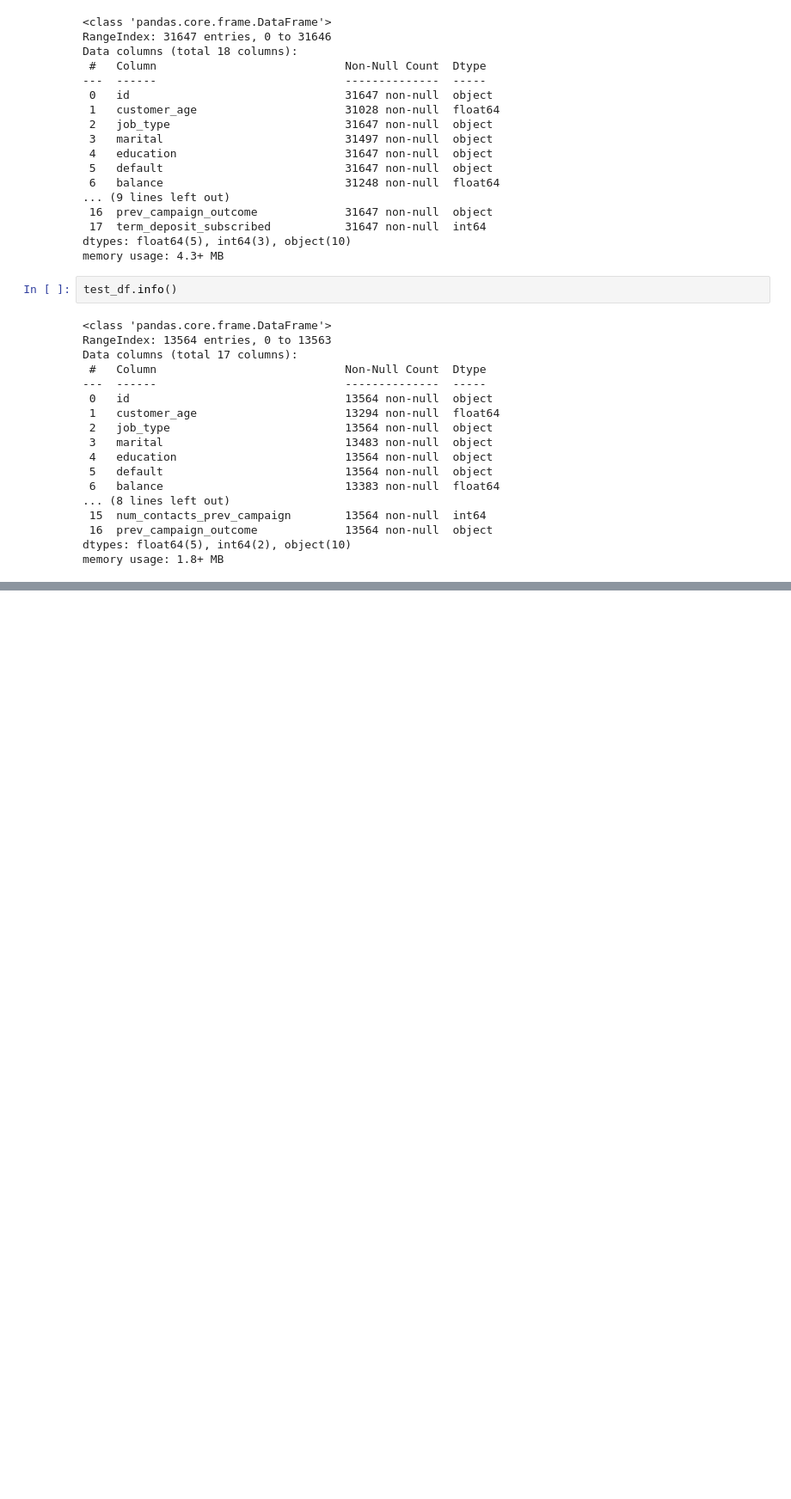
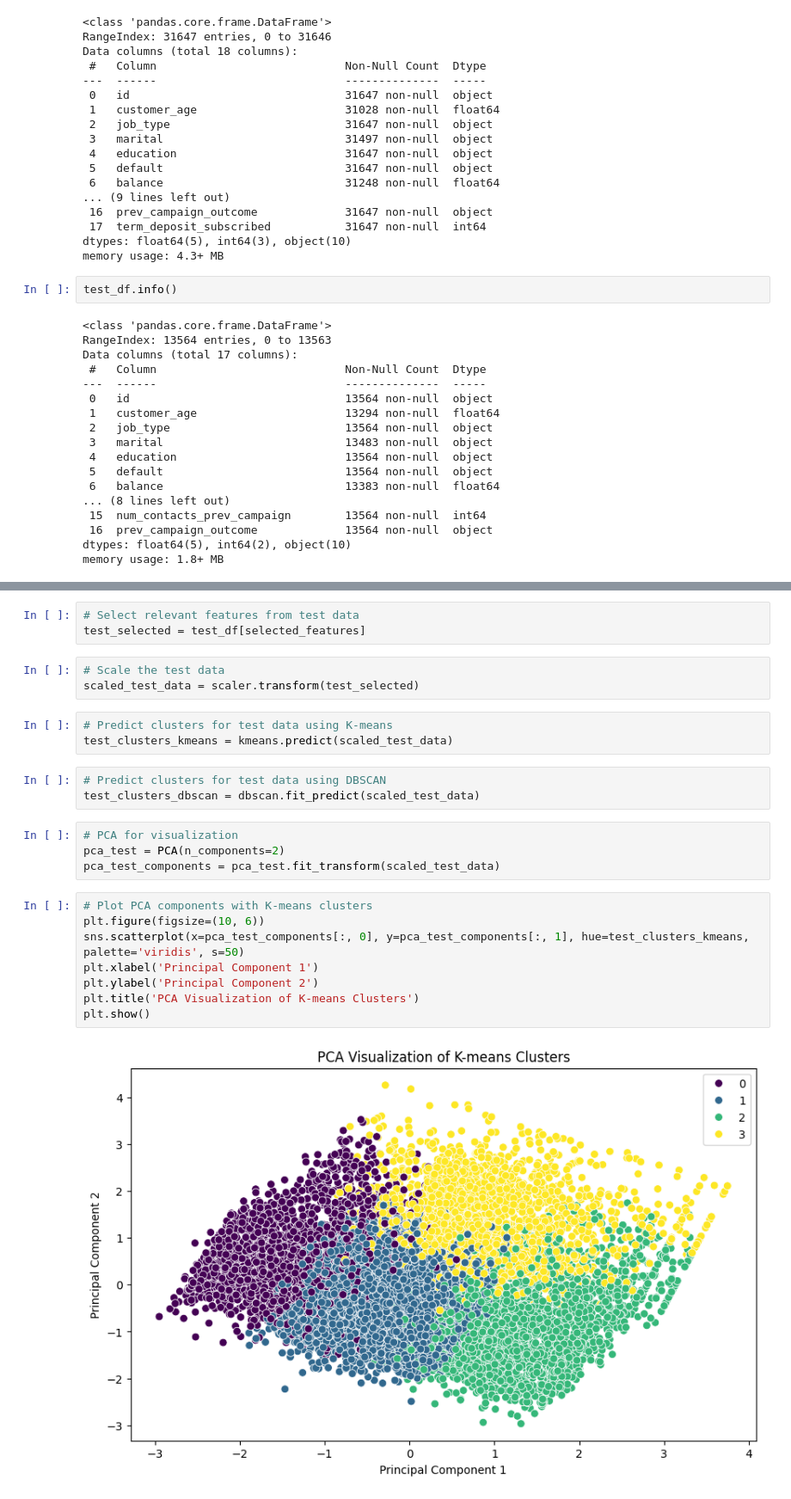
Before and after one commit to bintabinty/customer-segmentation-for-bank, a Jupyter notebook: Week_03_Submission____Dec_Batch_ipynb_ipynb.ipynb, the cells around one changed output, grey strips where cells are left out. Shown at 86% size. Saved outputs shown, nothing was run; the diff lists cells and outputs as text; blank space fills up the shorter version.

```diff
--- a/Week_03_Submission____Dec_Batch_ipynb_ipynb.ipynb
+++ b/Week_03_Submission____Dec_Batch_ipynb_ipynb.ipynb
@@ -120,0 +393,26 @@ missing_values_test_filled = test_df_filled.isnull().sum()
+# %%
+# Select relevant features from test data
+test_selected = test_df[selected_features]
+# %%
+# Scale the test data
+scaled_test_data = scaler.transform(test_selected)
+# %%
+# Predict clusters for test data using K-means
+test_clusters_kmeans = kmeans.predict(scaled_test_data)
+# %%
+# Predict clusters for test data using DBSCAN
+test_clusters_dbscan = dbscan.fit_predict(scaled_test_data)
+# %%
+# PCA for visualization
+pca_test = PCA(n_components=2)
+pca_test_components = pca_test.fit_transform(scaled_test_data)
+# %%
+# Plot PCA components with K-means clusters
+plt.figure(figsize=(10, 6))
+sns.scatterplot(x=pca_test_components[:, 0], y=pca_test_components[:, 1], hue=test_clusters_kmeans, palette='viridis', s=50)
+plt.xlabel('Principal Component 1')
+plt.ylabel('Principal Component 2')
+plt.title('PCA Visualization of K-means Clusters')
+plt.show()
+# %% [output]
+[figure, added]
```
Also changed, not shown: parts of 59 cells of this notebook.
